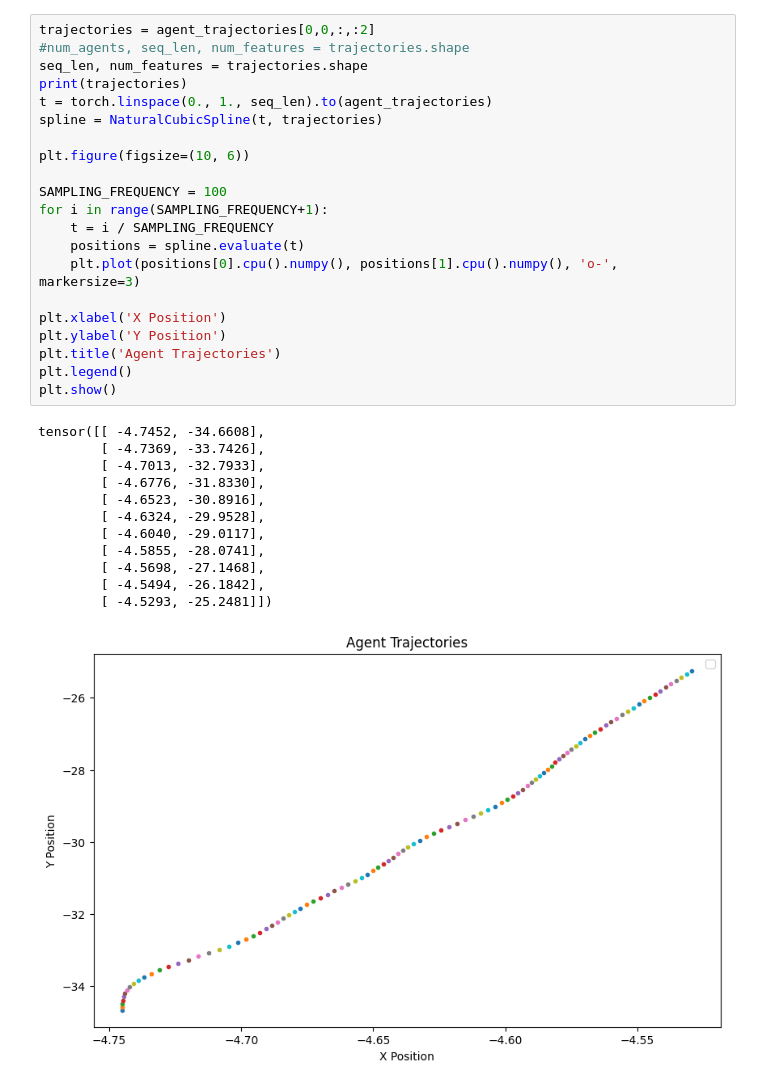
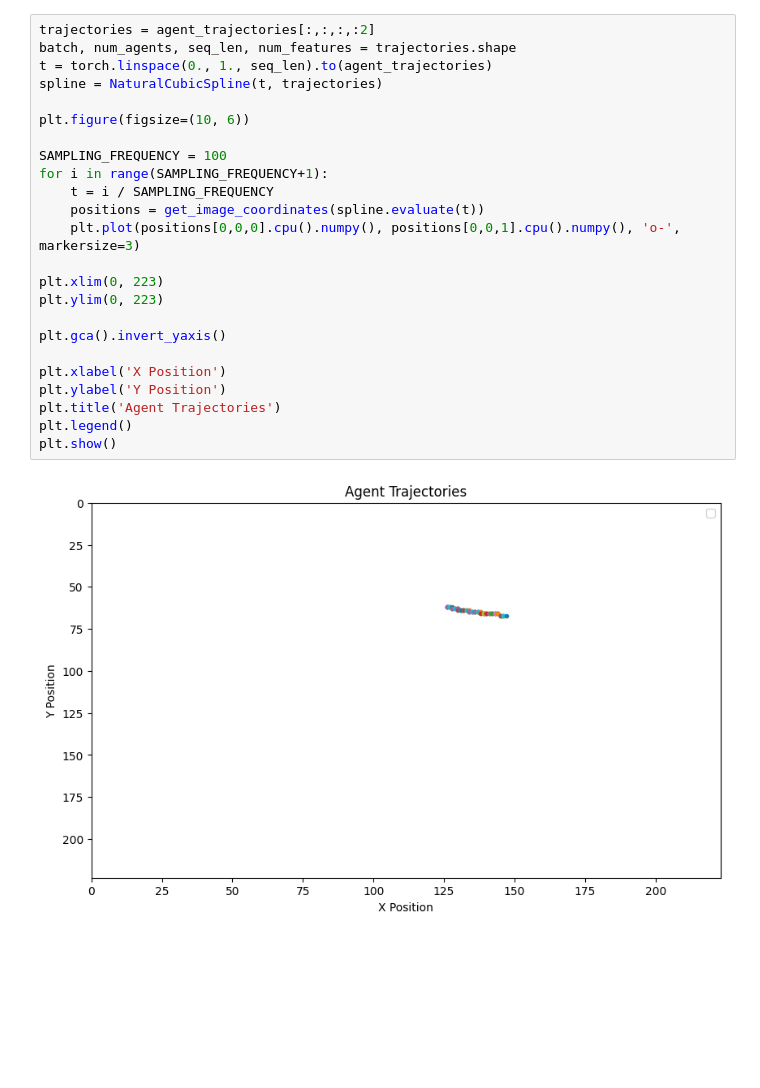
Before and after one commit to kosieram21/OccupancyFlow, a Jupyter notebook: notebooks/visualize_waymo_dataset.ipynb, the cells around one changed output. Drawn from its saved outputs; the diff is of its cells as text; blank space fills up the shorter version.

Commit message:
model input visuals wip

```diff
--- a/notebooks/visualize_waymo_dataset.ipynb
+++ b/notebooks/visualize_waymo_dataset.ipynb
@@ -41,34 +34,26 @@ plt.show()
 # %%
-trajectories = agent_trajectories[0,0,:,:2]
-#num_agents, seq_len, num_features = trajectories.shape
-seq_len, num_features = trajectories.shape
-print(trajectories)
+trajectories = agent_trajectories[:,:,:,:2]
+batch, num_agents, seq_len, num_features = trajectories.shape
 t = torch.linspace(0., 1., seq_len).to(agent_trajectories)
 spline = NaturalCubicSpline(t, trajectories)
 
 plt.figure(figsize=(10, 6))
 
 SAMPLING_FREQUENCY = 100
 for i in range(SAMPLING_FREQUENCY+1):
     t = i / SAMPLING_FREQUENCY
-    positions = spline.evaluate(t)
-    plt.plot(positions[0].cpu().numpy(), positions[1].cpu().numpy(), 'o-', markersize=3)
+    positions = get_image_coordinates(spline.evaluate(t))
+    plt.plot(positions[0,0,0].cpu().numpy(), positions[0,0,1].cpu().numpy(), 'o-', markersize=3)
+
+plt.xlim(0, 223)
+plt.ylim(0, 223)
+
+plt.gca().invert_yaxis()
 
 plt.xlabel('X Position')
 plt.ylabel('Y Position')
 plt.title('Agent Trajectories')
 plt.legend()
 plt.show()
 # %% [output]
-tensor([[ -4.7452, -34.6608],
-        [ -4.7369, -33.7426],
-        [ -4.7013, -32.7933],
-        [ -4.6776, -31.8330],
-        [ -4.6523, -30.8916],
-        [ -4.6324, -29.9528],
-        [ -4.6040, -29.0117],
-        [ -4.5855, -28.0741],
-        [ -4.5698, -27.1468],
-        [ -4.5494, -26.1842],
-        [ -4.5293, -25.2481]])
-[figure, old version]
+[figure, new version]
```
Also changed, not shown: parts of 4 cells of this notebook, 1 other file.
